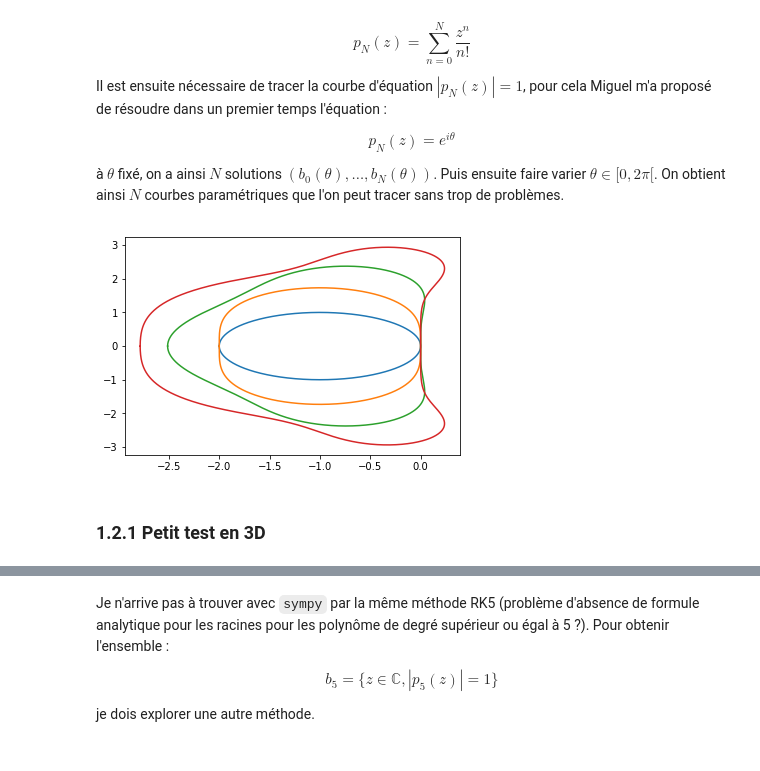
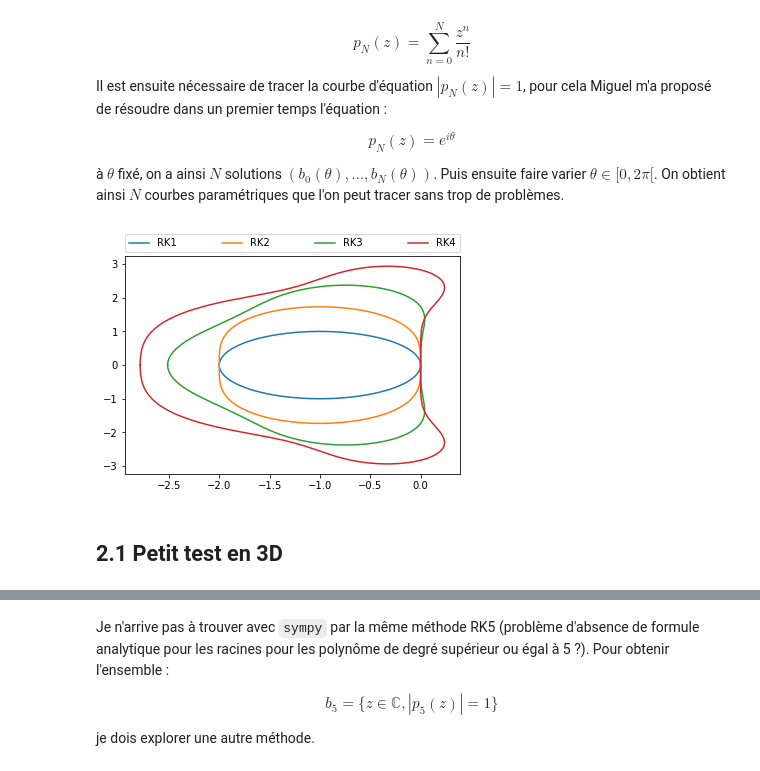
Before and after one commit to kivvix/miMaS, a Jupyter notebook: cfl_weno/cfl.ipynb, the cells around one changed output, grey strips where cells are left out. Cells and saved outputs as stored; diff of their text form; code cells hidden in the pictures.

```diff
--- a/cfl_weno/cfl.ipynb
+++ b/cfl_weno/cfl.ipynb
@@ -317,39 +329,40 @@ $$
 # %%
 z = sp.symbols("z",complex=True)
 theta = sp.symbols("\\theta",real=True)
 
 import math
 
 def poly_carac(N):
   return sum([ sp.Rational(1,(math.factorial(n)))*z**n for n in range(N+1) ])
 
 def b(N):
   p = poly_carac(N)
   bset = sp.solveset(sp.Eq(p,sp.exp(I*theta)),z)
 
   bcurve = []
   for b in [ sp.lambdify(theta,b,'numpy') for b in bset ] :
     tmp = b(data.phi)
     bcurve.extend(tmp.tolist())
   return np.array(sorted(bcurve,key=lambda z:np.angle(z+1)))
 
 
 b1 = b(1)
 b2 = b(2)
 b3 = b(3)
 b4 = b(4)
 
-plt.plot(*reim(b1))
-plt.plot(*reim(b2))
-plt.plot(*reim(b3))
-plt.plot(*reim(b4))
+plt.plot(*reim(b1),label="RK1")
+plt.plot(*reim(b2),label="RK2")
+plt.plot(*reim(b3),label="RK3")
+plt.plot(*reim(b4),label="RK4")
 #plt.xlim([-0.1,0.1])
 #plt.axis('equal')
+plt.legend(bbox_to_anchor=(0., 1.02, 1.,.102),loc=3,ncol=4,mode="expand",borderaxespad=0.)
 plt.show()
 # %% [output]
-[figure, old version]
+[figure, new version]
 # %% [markdown]
-### 1.2.1 Petit test en 3D
+## 2.1 Petit test en 3D
 # %% [markdown]
 Il est relativement simple d'évaluer pour une série de point d'une grille la valeur de $|p_3(z_{j,k})|$ avec $z$ définit par :
 
```
Also changed, not shown: parts of 43 cells of this notebook, 10 other files.
